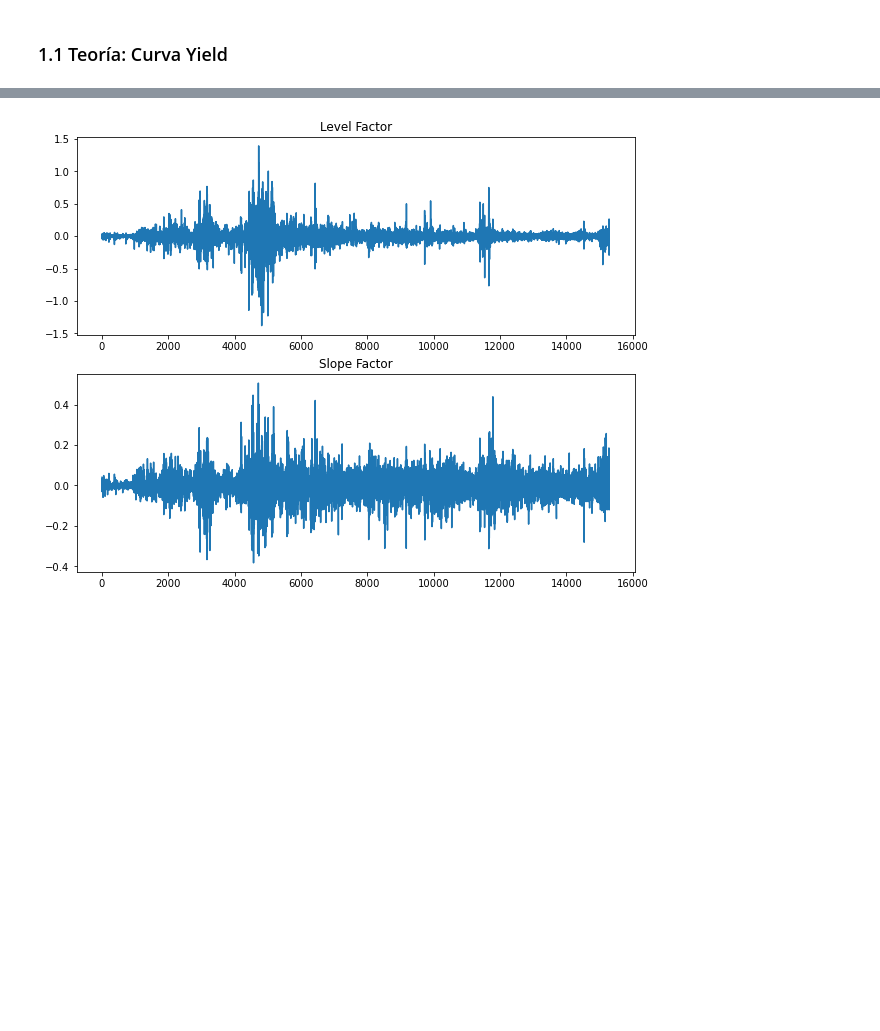
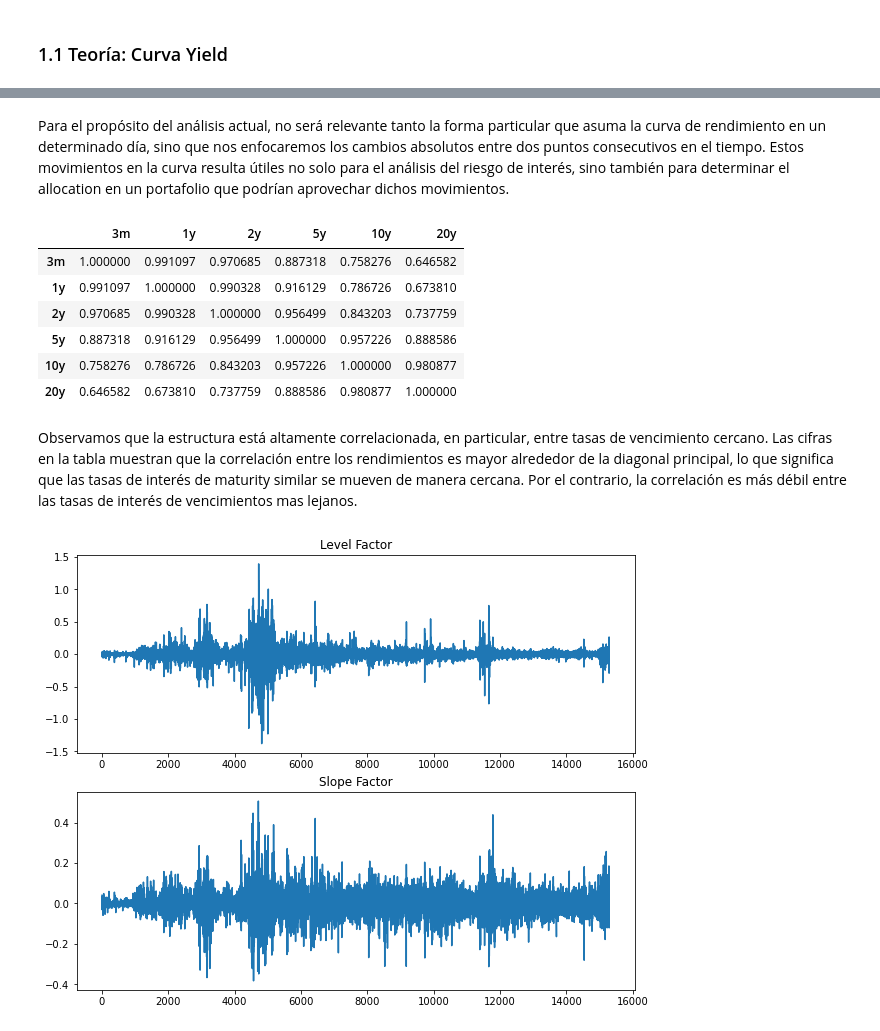
Before and after one commit to jisazac/pythonfinanzaseafit, a Jupyter notebook: Clase_9_riesgos.ipynb, the cells around one changed output, grey strips where cells are left out. Cells and saved outputs as stored; diff of their text form; code cells hidden in the pictures; blank space fills up the shorter version.

```diff
--- a/Clase_9_riesgos.ipynb
+++ b/Clase_9_riesgos.ipynb
@@ -26,7 +26,7 @@ import plotly.express as px
 #pip install fred
 
 # load yield curve data for the 10-year Treasury constant maturity rate from FRED
-fred = fredapi.Fred(api_key='2f37a721ab039829f23625cd2e71b902')
+fred = fredapi.Fred(api_key='')
 yield_curve_3m = fred.get_series('DTB3', start_date='2010-01-01').dropna()
 yield_curve_1y = fred.get_series('DGS1', start_date='2010-01-01').dropna()
 yield_curve_2y = fred.get_series('DGS2', start_date='2010-01-01').dropna()
@@ -39,6 +39,4 @@ yield_curve = pd.DataFrame({'3m': yield_curve_3m,
                             '5y': yield_curve_5y,
                             '10y': yield_curve_10y,
                             '20y': yield_curve_20y}).loc["2000-01-01":].dropna()
-
-# Veamos la curva en diferentes cortes de tiempo
 # %%
@@ -65,0 +55,15 @@ Note: you may need to restart the kernel to use updated packages.
+# %% [markdown]
+Para el propósito del análisis actual, no será relevante tanto la forma particular que asuma la curva de rendimiento en un determinado día, sino que nos enfocaremos los cambios absolutos entre dos puntos consecutivos en el tiempo. Estos movimientos en la curva resulta útiles no  solo para el análisis del riesgo de interés, sino también para determinar el allocation en un portafolio que podrían aprovechar dichos movimientos.
+# %%
+#Veamos la correlación de la estructura a plazos de la tasa de interés
+yield_curve.corr()
+# %% [output]
+|  | 3m | 1y | 2y | 5y | 10y | 20y |
+| 3m | 1.000000 | 0.991097 | 0.970685 | 0.887318 | 0.758276 | 0.646582 |
+| 1y | 0.991097 | 1.000000 | 0.990328 | 0.916129 | 0.786726 | 0.673810 |
+| 2y | 0.970685 | 0.990328 | 1.000000 | 0.956499 | 0.843203 | 0.737759 |
+| 5y | 0.887318 | 0.916129 | 0.956499 | 1.000000 | 0.957226 | 0.888586 |
+| 10y | 0.758276 | 0.786726 | 0.843203 | 0.957226 | 1.000000 | 0.980877 |
+| 20y | 0.646582 | 0.673810 | 0.737759 | 0.888586 | 0.980877 | 1.000000 |
+# %% [markdown]
+Observamos que la estructura  está altamente correlacionada, en particular, entre tasas de vencimiento cercano. Las cifras en la tabla muestran   que la correlación entre los rendimientos es mayor alrededor de la diagonal principal, lo que significa que las tasas de interés de maturity similar se mueven de manera cercana. Por el contrario, la correlación es más débil entre las tasas de interés de vencimientos mas lejanos.
```
Also changed, not shown: parts of 5 cells of this notebook.
